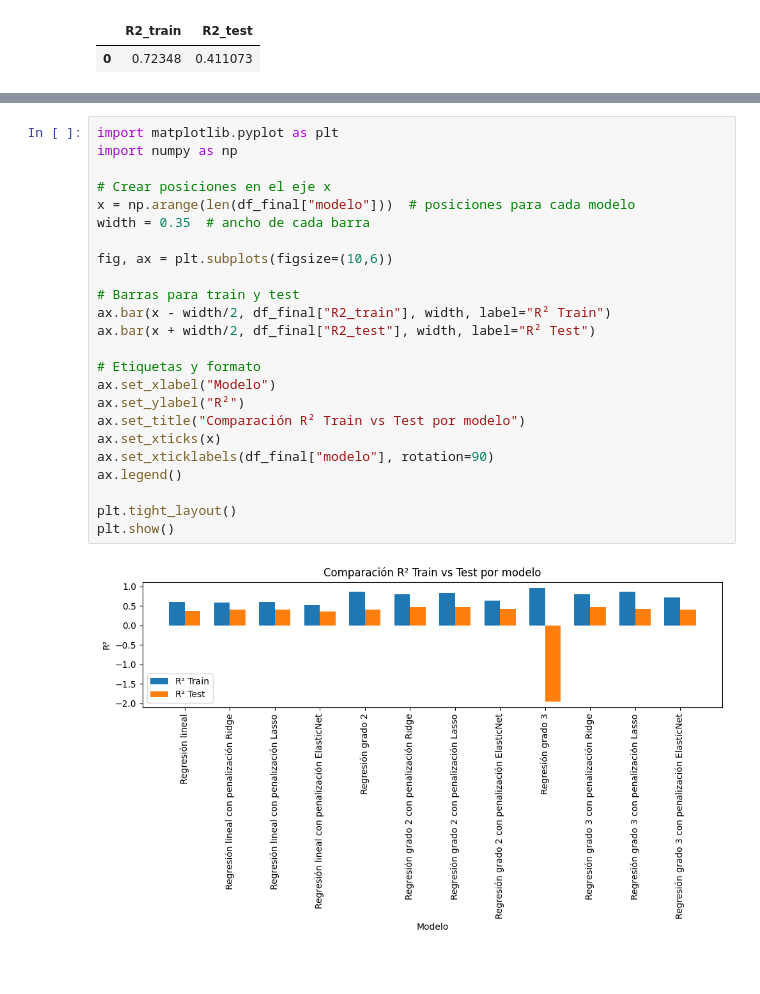
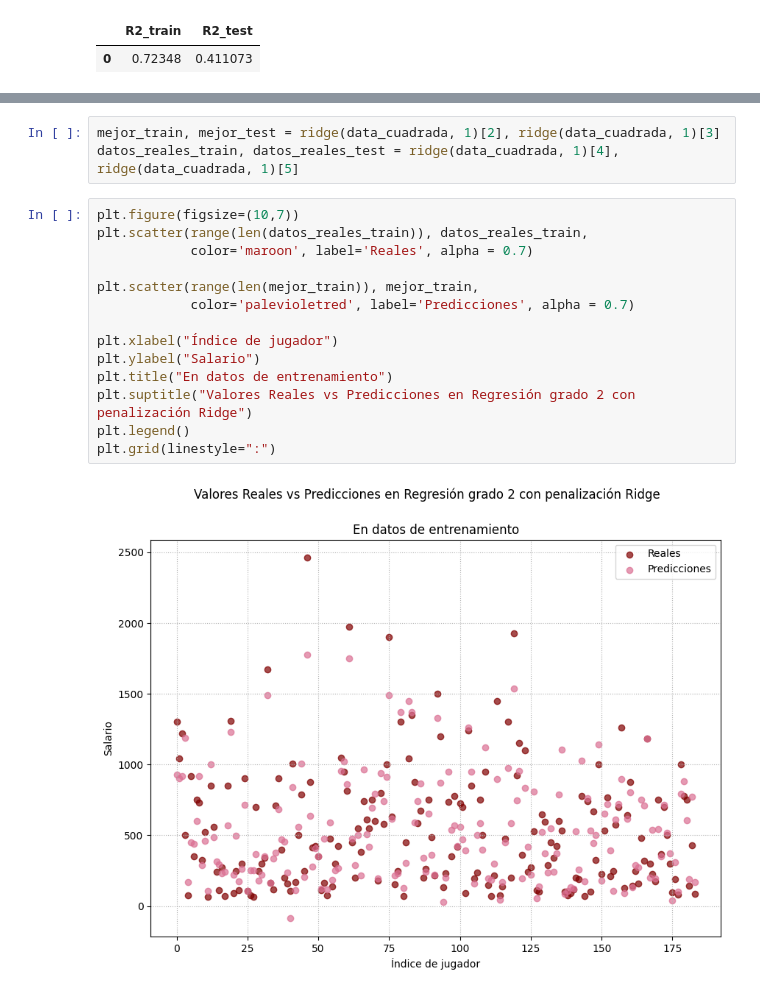
Before and after one commit to AnaSofiaHinojosa/Proyecto1LabAprEstadistico, a Jupyter notebook: Proyecto.ipynb, the cells around one changed output, grey strips where cells are left out. Drawn from its saved outputs; the diff is of its cells as text; blank space fills up the shorter version.

```diff
--- a/Proyecto.ipynb
+++ b/Proyecto.ipynb
@@ -592,26 +592,19 @@ plt.grid(linestyle=":")
-# %%
-import matplotlib.pyplot as plt
-import numpy as np
-
-# Crear posiciones en el eje x
-x = np.arange(len(df_final["modelo"]))  # posiciones para cada modelo
-width = 0.35  # ancho de cada barra
-
-fig, ax = plt.subplots(figsize=(10,6))
-
-# Barras para train y test
-ax.bar(x - width/2, df_final["R2_train"], width, label="R² Train")
-ax.bar(x + width/2, df_final["R2_test"], width, label="R² Test")
-
-# Etiquetas y formato
-ax.set_xlabel("Modelo")
-ax.set_ylabel("R²")
-ax.set_title("Comparación R² Train vs Test por modelo")
-ax.set_xticks(x)
-ax.set_xticklabels(df_final["modelo"], rotation=90)
-ax.legend()
-
-plt.tight_layout()
-plt.show()
-# %% [output]
-[figure, removed]
+# %%
+mejor_train, mejor_test = ridge(data_cuadrada, 1)[2], ridge(data_cuadrada, 1)[3]
+datos_reales_train, datos_reales_test = ridge(data_cuadrada, 1)[4], ridge(data_cuadrada, 1)[5]
+# %%
+plt.figure(figsize=(10,7))
+plt.scatter(range(len(datos_reales_train)), datos_reales_train,
+            color='maroon', label='Reales', alpha = 0.7)
+
+plt.scatter(range(len(mejor_train)), mejor_train,
+            color='palevioletred', label='Predicciones', alpha = 0.7)
+
+plt.xlabel("Índice de jugador")
+plt.ylabel("Salario")
+plt.title("En datos de entrenamiento")
+plt.suptitle("Valores Reales vs Predicciones en Regresión grado 2 con penalización Ridge")
+plt.legend()
+plt.grid(linestyle=":")
+# %% [output]
+[figure, added]
```
Also changed, not shown: parts of 8 cells of this notebook.
